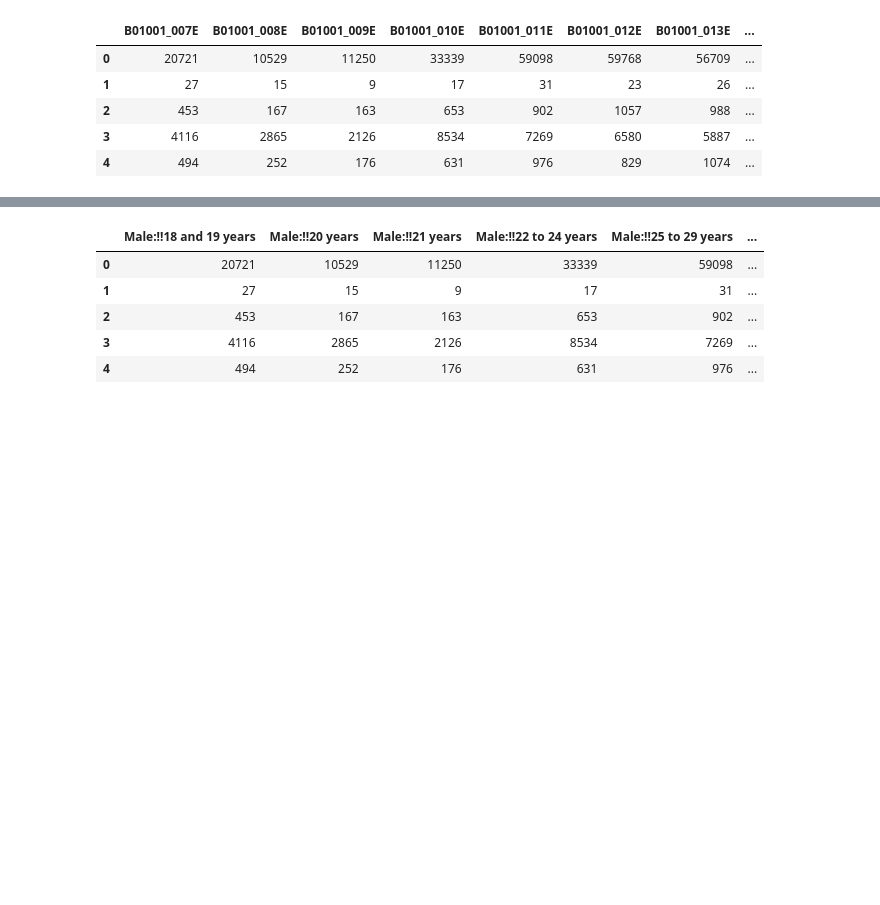
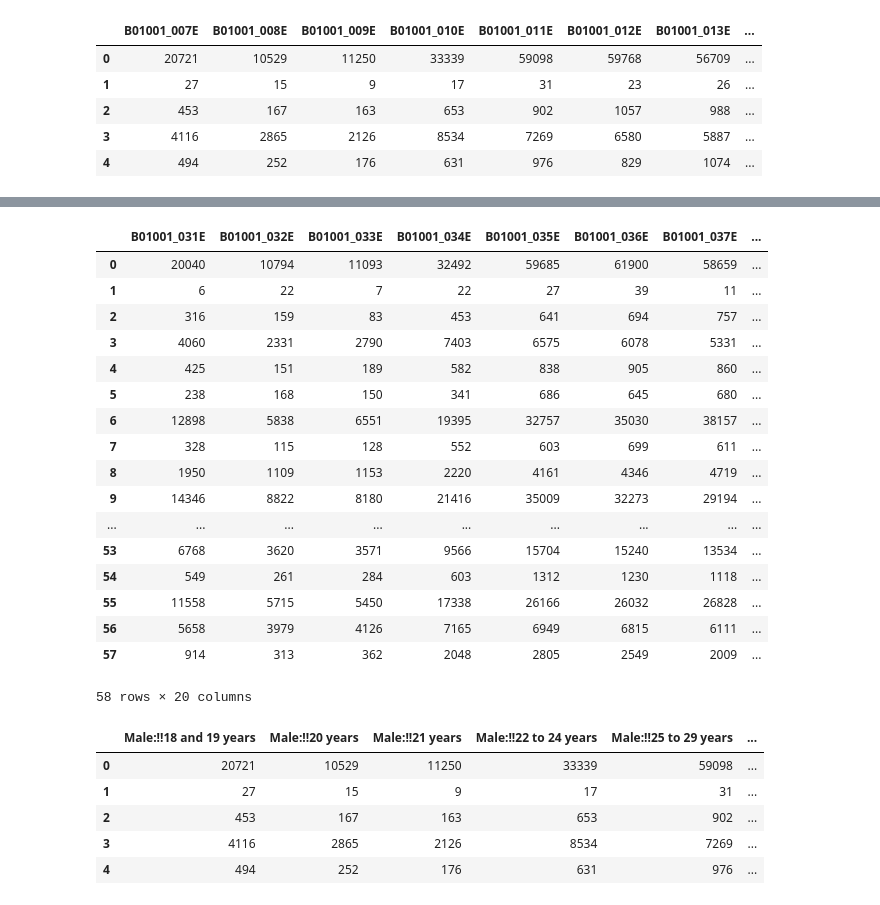
Before and after one commit to christophermfeld/Census-Project, a Jupyter notebook: Census Explorer.ipynb, the cells around one changed output, grey strips where cells are left out. Drawn from its saved outputs; the diff is of its cells as text; code cells hidden in the pictures; blank space fills up the shorter version.

```diff
--- a/Census Explorer.ipynb
+++ b/Census Explorer.ipynb
@@ -183,3 +214,32 @@ f_cali_age.head()
+# %%
+# this code can be used to replace the above aggregation
+f_cali_ageT1 = f_cali_byage.copy()
+f_cali_ageT1.drop(['NAME','county','state'], inplace=True, axis=1)
+f_cali_ageT1 = f_cali_ageT1.astype(int)
+f_cali_ageT1['Total Female Population'] = f_cali_ageT1.sum(axis=1)
+f_cali_ageT1 = f_cali_ageT1[['Total Female Population']]
+f_cali_ageT = f_cali_age.copy()
+f_cali_ageT1 = pd.concat([f_cali_ageT, f_cali_ageT1], axis=1)
+f_cali_ageT
+# %% [output]
+|  | B01001_031E | B01001_032E | B01001_033E | B01001_034E | B01001_035E | B01001_036E | B01001_037E | ... |
+| 0 | 20040 | 10794 | 11093 | 32492 | 59685 | 61900 | 58659 | ... |
+| 1 | 6 | 22 | 7 | 22 | 27 | 39 | 11 | ... |
+| 2 | 316 | 159 | 83 | 453 | 641 | 694 | 757 | ... |
+| 3 | 4060 | 2331 | 2790 | 7403 | 6575 | 6078 | 5331 | ... |
+| 4 | 425 | 151 | 189 | 582 | 838 | 905 | 860 | ... |
+| 5 | 238 | 168 | 150 | 341 | 686 | 645 | 680 | ... |
+| 6 | 12898 | 5838 | 6551 | 19395 | 32757 | 35030 | 38157 | ... |
+| 7 | 328 | 115 | 128 | 552 | 603 | 699 | 611 | ... |
+| 8 | 1950 | 1109 | 1153 | 2220 | 4161 | 4346 | 4719 | ... |
+| 9 | 14346 | 8822 | 8180 | 21416 | 35009 | 32273 | 29194 | ... |
+| ... | ... | ... | ... | ... | ... | ... | ... | ... |
+| 53 | 6768 | 3620 | 3571 | 9566 | 15704 | 15240 | 13534 | ... |
+| 54 | 549 | 261 | 284 | 603 | 1312 | 1230 | 1118 | ... |
+| 55 | 11558 | 5715 | 5450 | 17338 | 26166 | 26032 | 26828 | ... |
+| 56 | 5658 | 3979 | 4126 | 7165 | 6949 | 6815 | 6111 | ... |
+| 57 | 914 | 313 | 362 | 2048 | 2805 | 2549 | 2009 | ... |
+58 rows × 20 columns
 # %%
 # reindex the headers so they align with the labels from our variables table
 
```
Also changed, not shown: parts of 8 cells of this notebook.
